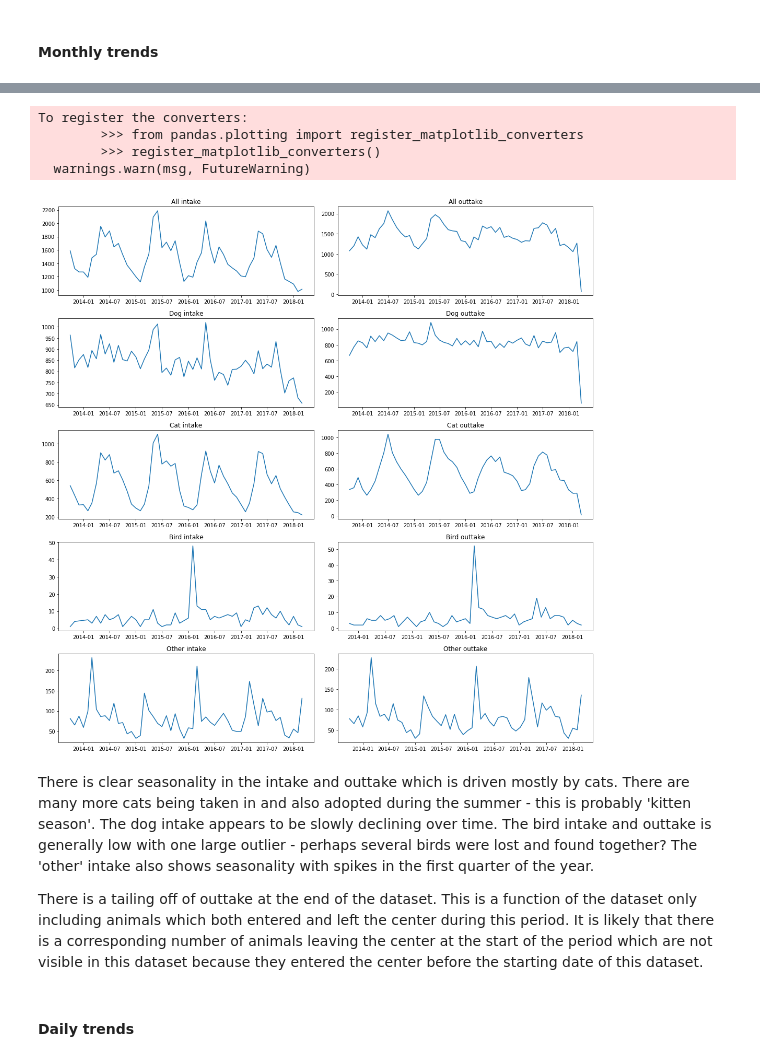
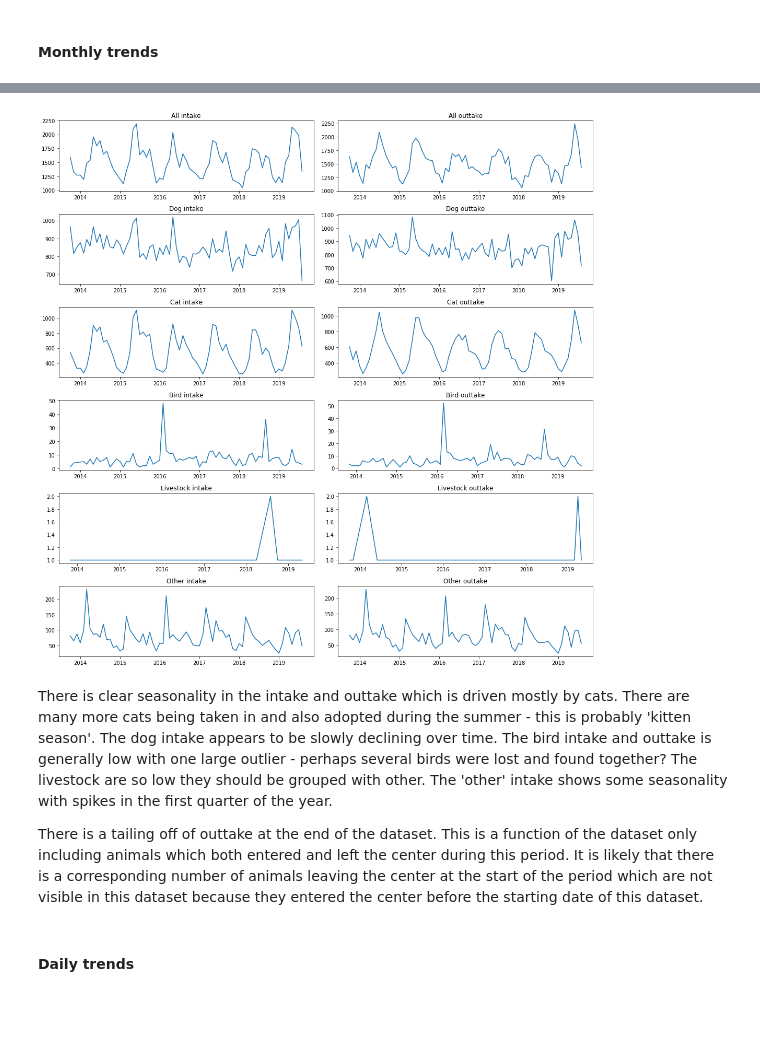
Before and after one commit to SmellsLikeCake/austin-animal-shelter, a Jupyter notebook: Austin-animal-shelter-write-up.ipynb, the cells around one changed output, grey strips where cells are left out. Saved outputs shown, nothing was run; the diff lists cells and outputs as text; code cells hidden in the pictures; blank space fills up the shorter version.

Commit message:
redone data analysis data to Aug 2019

```diff
--- a/Austin-animal-shelter-write-up.ipynb
+++ b/Austin-animal-shelter-write-up.ipynb
@@ -45,0 +49,6 @@ Several of the variables are derivatives of the time the animal arrived at or le
+# %%
+intake['DateTime'] = pd.to_datetime(intake['DateTime'])
+outtake['DateTime'] = pd.to_datetime(outtake['DateTime'])
+# %%
+intake['MonthYear'] = intake['DateTime'].dt.to_period('M')
+outtake['MonthYear'] = outtake['DateTime'].dt.to_period('M')
@@ -238,2 +235,6 @@ The dataset approximately covers the period from October 2013 to March 2018.
 # %% [markdown]
 #### Monthly trends
+# %%
+df_in = pd.DataFrame(intake.loc[intake['Animal Type'] == 'Cat', 'MonthYear'].value_counts())
+df_in.reset_index(inplace=True)
+df_in.rename(columns={'index': 'date', 'MonthYear': 'intake'}, inplace=True)
@@ -240,5 +245,5 @@ The dataset approximately covers the period from October 2013 to March 2018.
 # %%
-animal_types = ['Dog', 'Cat', 'Other', 'Bird']
+animal_types = ['Dog', 'Cat', 'Other', 'Bird', 'Livestock']
 # %%
 monthly_in_out = dict()
 
@@ -275,58 +280,62 @@ all_out.reset_index(inplace=True, drop=True)
 monthly_in_out['all_in'] = all_in
 monthly_in_out['all_out'] = all_out
 # %%
-fig, ax = plt.subplots(5, 2, figsize=(15, 15))
+fig, ax = plt.subplots(6, 2, figsize=(15, 15))
 
-ax1 = plt.subplot(5, 2, 1)
+ax1 = plt.subplot(6, 2, 1)
 ax1.plot(monthly_in_out['all_in']['date'], monthly_in_out['all_in']['intake'])
 ax1.set_title('All intake')
 
-ax2 = plt.subplot(5, 2, 2)
+ax2 = plt.subplot(6, 2, 2)
 ax2.plot(monthly_in_out['all_out']['date'], monthly_in_out['all_out']['outtake'])
 ax2.set_title('All outtake')
 
-ax3 = plt.subplot(5, 2, 3)
+ax3 = plt.subplot(6, 2, 3)
 ax3.plot(monthly_in_out['Dog_in']['date'], monthly_in_out['Dog_in']['intake'])
 ax3.set_title('Dog intake')
 
-ax4 = plt.subplot(5, 2, 4)
+ax4 = plt.subplot(6, 2, 4)
 ax4.plot(monthly_in_out['Dog_out']['date'], monthly_in_out['Dog_out']['outtake'])
 ax4.set_title('Dog outtake')
 
-ax5 = plt.subplot(5, 2, 5)
+ax5 = plt.subplot(6, 2, 5)
 ax5.plot(monthly_in_out['Cat_in']['date'], monthly_in_out['Cat_in']['intake'])
 ax5.set_title('Cat intake')
 
-ax6 = plt.subplot(5, 2, 6)
+ax6 = plt.subplot(6, 2, 6)
 ax6.plot(monthly_in_out['Cat_out']['date'], monthly_in_out['Cat_out']['outtake'])
 ax6.set_title('Cat outtake')
 
-ax7 = plt.subplot(5, 2, 7)
+ax7 = plt.subplot(6, 2, 7)
 ax7.plot(monthly_in_out['Bird_in']['date'], monthly_in_out['Bird_in']['intake'])
 ax7.set_title('Bird intake')
 
-ax8 = plt.subplot(5, 2, 8)
+ax8 = plt.subplot(6, 2, 8)
 ax8.plot(monthly_in_out['Bird_out']['date'], monthly_in_out['Bird_out']['outtake'])
 ax8.set_title('Bird outtake')
 
-ax9 = plt.subplot(5, 2, 9)
-ax9.plot(monthly_in_out['Other_in']['date'], monthly_in_out['Other_in']['intake'])
-ax9.set_title('Other intake')
+ax9 = plt.subplot(6, 2, 9)
+ax9.plot(monthly_in_out['Livestock_in']['date'], monthly_in_out['Livestock_in']['intake'])
+ax9.set_title('Livestock intake')
 
-ax10 = plt.subplot(5, 2, 10)
-ax10.plot(monthly_in_out['Other_out']['date'], monthly_in_out['Other_out']['outtake'])
-ax10.set_title('Other outtake')
+ax10 = plt.subplot(6, 2, 10)
+ax10.plot(monthly_in_out['Livestock_out']['date'], monthly_in_out['Livestock_out']['outtake'])
+ax10.set_title('Livestock outtake')
+
+ax11 = plt.subplot(6, 2, 11)
+ax11.plot(monthly_in_out['Other_in']['date'], monthly_in_out['Other_in']['intake'])
+ax11.set_title('Other intake')
+
+ax12 = plt.subplot(6, 2, 12)
+ax12.plot(monthly_in_out['Other_out']['date'], monthly_in_out['Other_out']['outtake'])
+ax12.set_title('Other outtake')
 
 plt.tight_layout()
 plt.show()
 # %% [output]
-To register the converters:
-        >>> from pandas.plotting import register_matplotlib_converters
-        >>> register_matplotlib_converters()
-  warnings.warn(msg, FutureWarning)
-[figure, old version]
+[figure, new version]
 # %% [markdown]
-There is clear seasonality in the intake and outtake which is driven mostly by cats. There are many more cats being taken in and also adopted during the summer - this is probably 'kitten season'. The dog intake appears to be slowly declining over time. The bird intake and outtake is generally low with one large outlier - perhaps several birds were lost and found together? The 'other' intake also shows seasonality with spikes in the first quarter of the year. <br>
+There is clear seasonality in the intake and outtake which is driven mostly by cats. There are many more cats being taken in and also adopted during the summer - this is probably 'kitten season'. The dog intake appears to be slowly declining over time. The bird intake and outtake is generally low with one large outlier - perhaps several birds were lost and found together? The livestock are so low they should be grouped with other. The 'other' intake shows some seasonality with spikes in the first quarter of the year. <br>
 
 There is a tailing off of outtake at the end of the dataset. This is a function of the dataset only including animals which both entered and left the center during this period. It is likely that there is a corresponding number of animals leaving the center at the start of the period which are not visible in this dataset because they entered the center before the starting date of this dataset.
 # %% [markdown]
```
Also changed, not shown: parts of 91 cells of this notebook.
